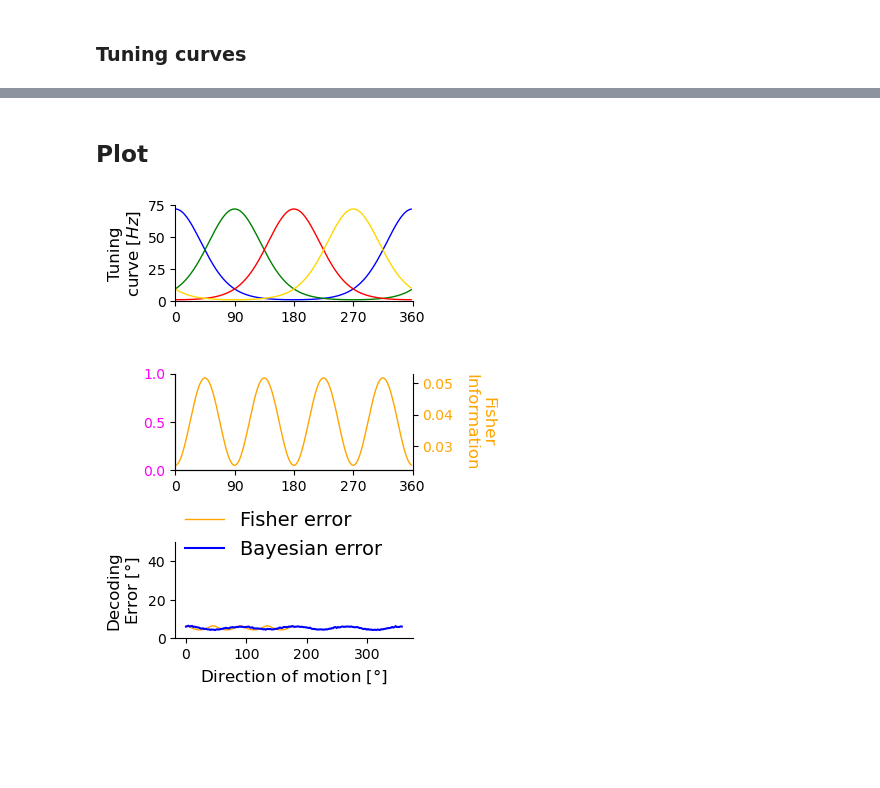
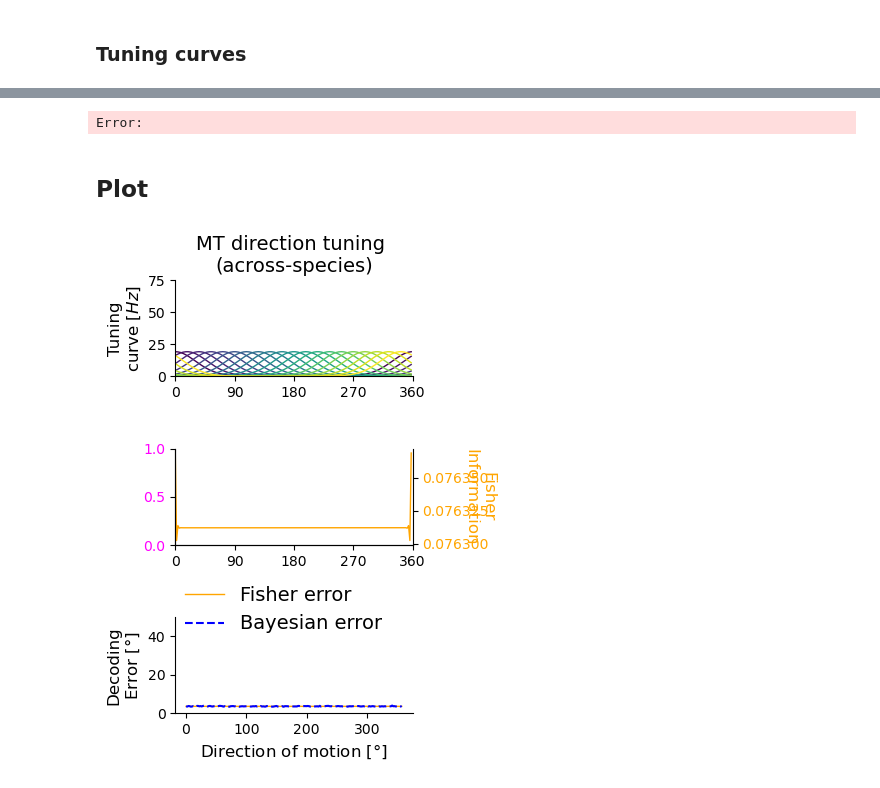
Before and after one commit to steevelaquitaine/fisher-info-limits, a Jupyter notebook: notebooks/basic_model.ipynb, the cells around one changed output, grey strips where cells are left out. Drawn from its saved outputs; the diff is of its cells as text; code cells hidden in the pictures; blank space fills up the shorter version.

```diff
--- a/notebooks/basic_model.ipynb
+++ b/notebooks/basic_model.ipynb
@@ -267,9 +223,9 @@ print(circ_std)
 ### Tuning curves
 # %%
 # setup parameters
-N_NEURONS = 4
-AMPLITUDE = 4000
-WIDTH = 0.5
+N_NEURONS = 20      # for a tiling with 20 neurons (Kriegeskorte, Nature, Rev, Neuro)
+AMPLITUDE = 780     # for 19 spikes/secs (Albright, 1984)  (from Gaussian fit)
+WIDTH = 0.29        # for 32 deg std (~75 deg FWHM), validated across species (from Gaussian fit)
 BASELINE = 0
 
 # setup the preferred angle of each neuron
@@ -314,12 +267,19 @@ Wall time: 1min 34s
+# %%
+%%time
+
+# SSI
+ssi = ssiMod.MC_SSI2(tuning_c)
+# %% [output]
+Error:
 # %% [markdown]
 ## Plot
 # %%
+# setup plot parameters
 labelsize = 12
 legend_fontsize = 14
 text_size = 14
 tick_labelsize = 10
 lw = 1
-
 plt.rcParams['xtick.labelsize']=tick_labelsize
 plt.rcParams['ytick.labelsize']=tick_labelsize
 mpl.rcParams['axes.spines.right']=False
@@ -327,51 +287,80 @@ mpl.rcParams['axes.spines.right']=False
 # setup plot
 fig = plt.figure(figsize=(15, 10))
 gs = GS(5, 4, wspace=0.3, hspace=0.75)
-colors = ['blue', 'green', 'red', 'gold']
+#colors = ['blue', 'green', 'red', 'gold']
 
-# Tuning curves ----------------
+# Choose the colormap
+cmap = plt.cm.viridis
+values = np.linspace(0, 1, 20)
+colors = [cmap(v) for v in values]
+
+
+
+
+# plot tuning curves ----------------
+
 ax = fig.add_subplot(gs[0,0])
+
 for j, tc in enumerate(tuning_c):
-    ax.plot(stim, tc, color = colors[j], linewidth=lw)
+    line = ax.plot(stim, tc, color = colors[j], linewidth=lw)
 
 # legend
 ax.set_xlim(0,360)
 ax.set_ylim(0,75)
 ax.set_xticks(np.arange(0,361, 90))
 ax.set_yticks(np.arange(0,76, 25))
+# ax.legend(handles=line, frameon=False, fontsize = legend_fontsize, loc=(0.01, 0.75))
+ax.set_title('MT direction tuning \n(across-species)', fontsize=legend_fontsize)
 
-# Fisher information ----------------
+
+
+
+# plot Fisher information ----------------
+# setup
 ax1 = fig.add_subplot(gs[1,0])
 ax2 = ax1.twinx()
+
+# plot
+ax1.plot(stim, ssis, color = 'magenta', linewidth=lw)
 ax2.plot(stim, fisher_info, color = 'orange', linewidth=lw)
+
+# aesthetics
 ax2.spines['right'].set_visible(True)
 ax1.tick_params('y', labelcolor = 'magenta')
 ax2.tick_params('y', labelcolor = 'orange')
 ax1.set_xlim(0,360)
 ax1.set_xticks(np.arange(0,361, 90))
-# ax1.set_ylabel('Sensitivity\n'+r'[$Bits$]', color = 'magenta', size = labelsize)
+ax1.set_ylabel('Sensitivity\n'+r'[$Bits$]', color = 'magenta', size = labelsize)
 
 ax.yaxis.set_label_coords(-0.135, y=0.5)
 ax.set_ylabel('Tuning\n'+r'curve [$Hz$]', size = labelsize)
 
 ax2.yaxis.set_label_coords(1.35, y=0.5)
 ax2.set_ylabel('Fisher\n'+r'Information', rotation=270, color = 'orange', size = labelsize)
 
 #gs.update(left=0.055,right=0.925,top=0.95,bottom=0.05)#,wspace=0.3,hspace=0.5)
 #ax2.set_xlabel(r'Direction of motion [$\degree$]', size = labelsize)
 
+
+
+
+# plot Fisher error ----------------
+
 ax3 = fig.add_subplot(gs[2,0])
-ax3.plot(fisher_error, color = 'orange', linewidth=lw, label='Fisher error')
+ax3.plot(stim, fisher_error, color = 'orange', linewidth=lw, label='Fisher error')
 ax3.set_xlabel('Direction of motion [$\degree$]', size = labelsize)
 ax3.set_ylabel('Decoding\n'+r'Error [$\degree$]', size = labelsize)
 
-ax3.plot(stim, bayes_data['stds_deg'], color = 'blue', label='Bayesian error')
+
+
+
+# plot Bayes error ----------------
+
+ax3.plot(stim, bayes_data['stds_deg'], color = 'blue', linestyle='--', label='Bayesian error')
+ax3.set_ylim(0,50)
 ax3.legend(frameon=False, fontsize = legend_fontsize, loc=(0.01, 0.75))
-ax3.set_ylim(0,50)
+plt.tight_layout()
 
-plt.tight_layout()
-# plt.legend()
-
-# plt.savefig('basic_model_fisher_info.svg', bbox_inches='tight', dpi = 300)
+plt.savefig('figures/fig1_basic_model.svg', bbox_inches='tight', dpi = 300)
 # %% [output]
-[figure, old version]
+[figure, new version]
```
Also changed, not shown: parts of 10 cells of this notebook, 2 other files.
